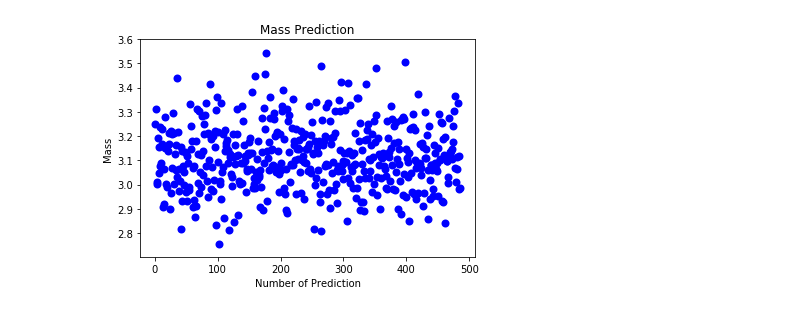
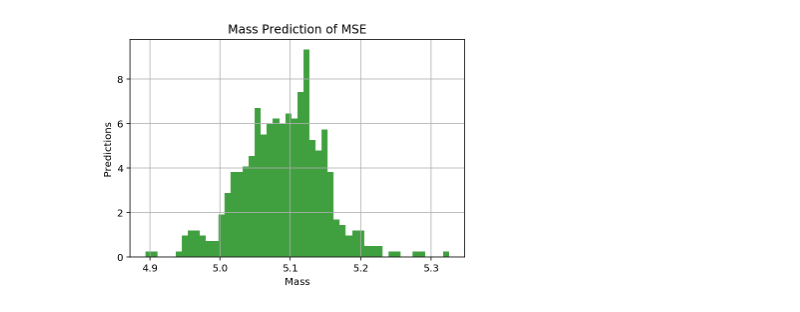
Before and after one commit to tingkaihsu/Bproject, a Jupyter notebook: Regression/calculate_loss_reducing_rate.ipynb, the cells around one changed output. Drawn from its saved outputs; the diff is of its cells as text; code cells hidden in the pictures.

```diff
--- a/Regression/calculate_loss_reducing_rate.ipynb
+++ b/Regression/calculate_loss_reducing_rate.ipynb
@@ -46,5 +48,5 @@ Plot(log_cosh, mse)
 # %%
-def PlotMass(filepath):
+def PlotMass(filepath, fig):
     x = []
     for i in range(1, 486):
         x.append(i)
@@ -57,17 +59,22 @@ def PlotMass(filepath):
         masses.append(mass)
 
 
-    fig, ax = plt.subplots()
-    ax.set_title("Mass Prediction")
-    plt.xlabel("Number of Prediction")
-    plt.ylabel("Mass")
-    ax.scatter(x, masses, linewidth=2.0, color = 'blue')
+#     fig, ax = plt.subplots()
+#     ax.set_title("Mass Prediction")
+#     plt.xlabel("Number of Prediction")
+#     plt.ylabel("Mass")
+#     ax.scatter(x, masses, linewidth=2.0, color = 'blue')
+    plt.hist(masses, 50, density=True, color = 'g', alpha = 0.75)
+    plt.xlabel('Mass')
+    plt.ylabel('Predictions')
+    plt.title('Mass Prediction of MSE')
+    plt.grid(True)
 #     plt.legend(
 #     loc='best',
 #     labels = ['log_cosh', 'mse'])
 #     plt.show()
-    plt.savefig('mass_predict.png')
+    plt.savefig(fig)
 # %%
-PlotMass('log_cosh_pre.txt')
+PlotMass('MSE_pre.txt', 'MSE_pre.png')
 # %% [output]
-[figure, old version]
+[figure, new version]
```
Also changed, not shown: parts of 2 cells of this notebook, 4 other files.
